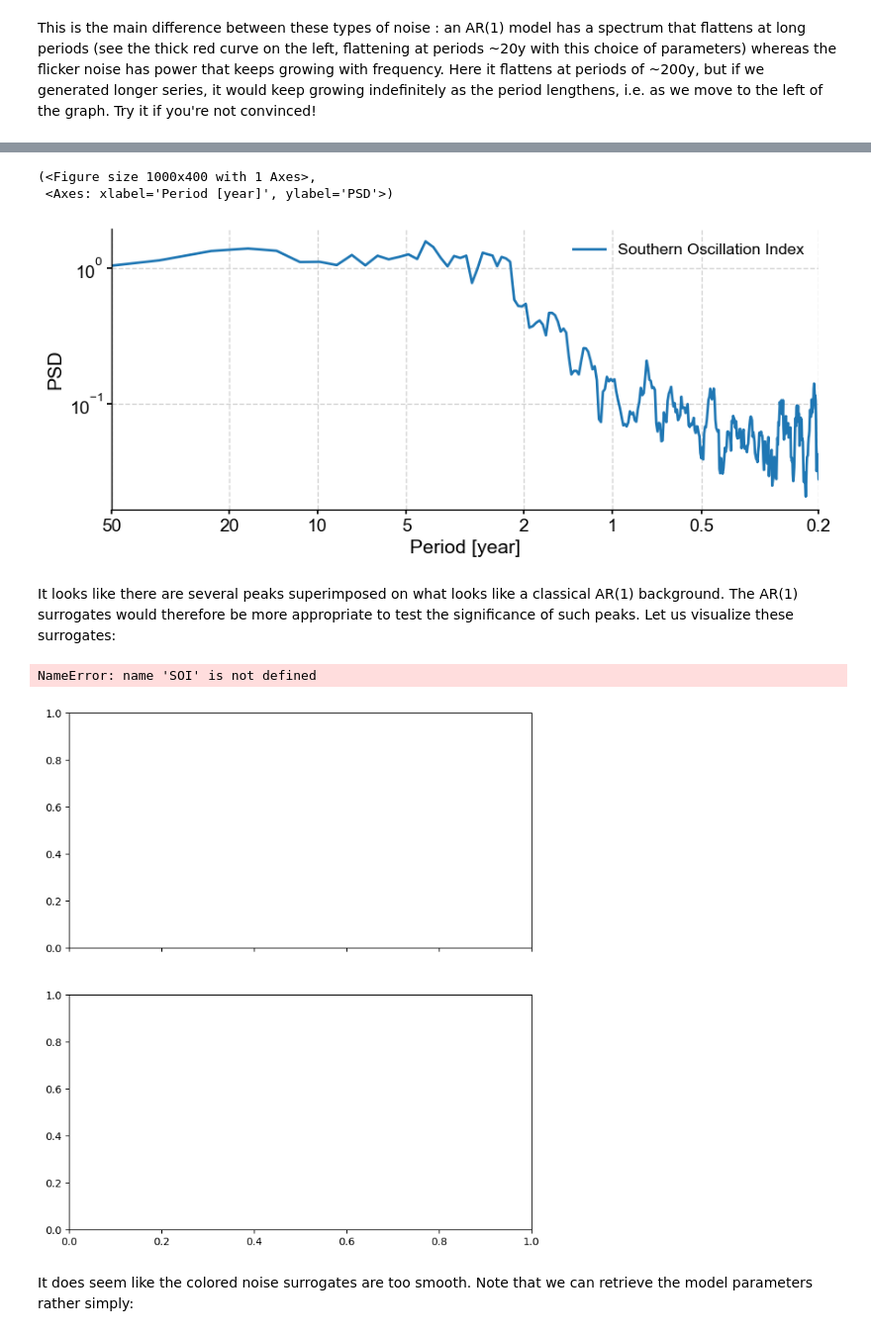
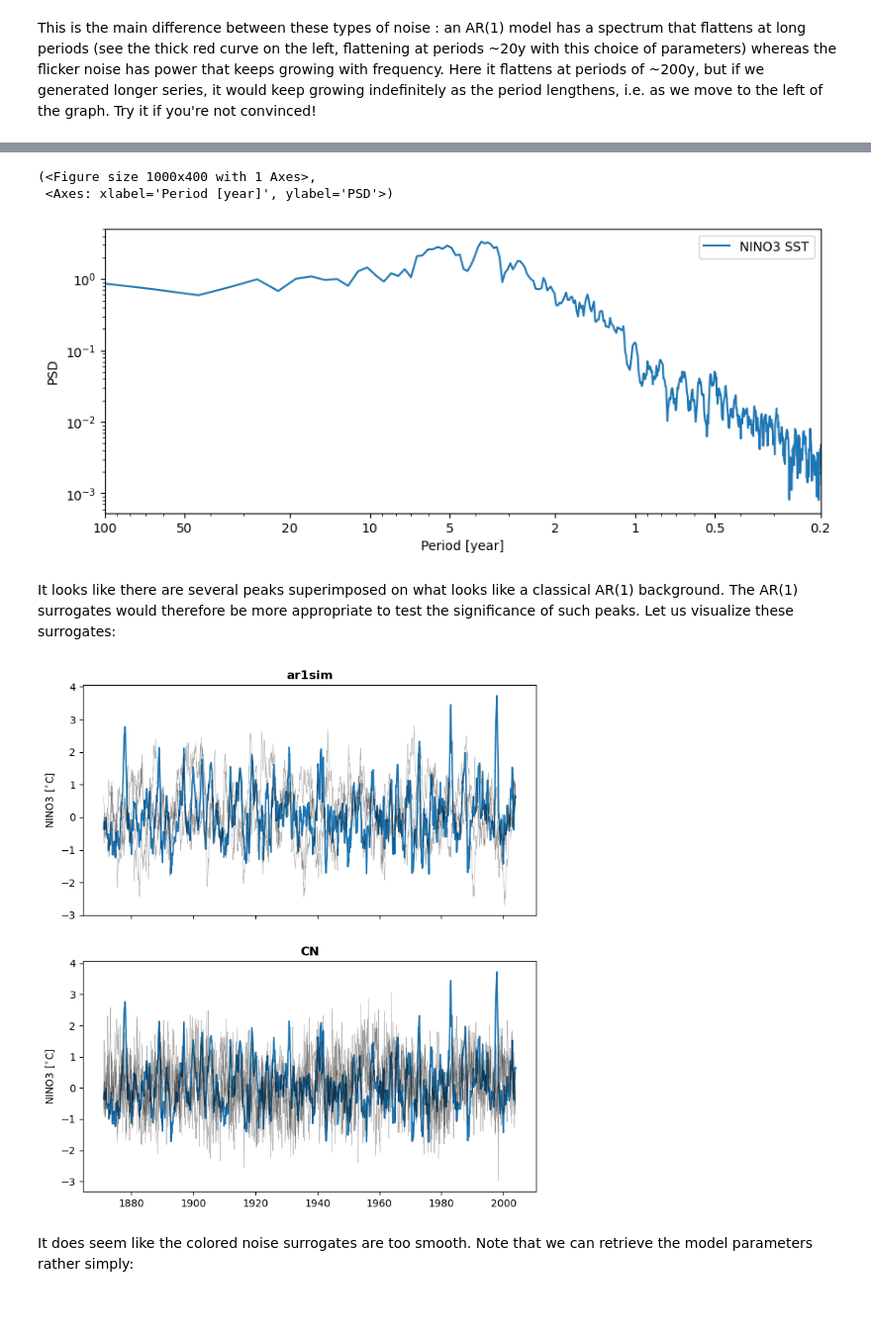
Before and after one commit to LinkedEarth/PyleoTutorials, a Jupyter notebook: notebooks/L1_surrogates.ipynb, the cells around one changed output, grey strips where cells are left out. Shown at 99% size. Cells and saved outputs as stored; diff of their text form; code cells hidden in the pictures; blank space fills up the shorter version.

Commit message:
replaced SOI by NINO3 in L1_surrogates

```diff
--- a/notebooks/L1_surrogates.ipynb
+++ b/notebooks/L1_surrogates.ipynb
@@ -139,28 +132,27 @@ More commonly, you will want to generate surrogates that emulate a particular ta
 # %%
-SOI = pyleo.utils.load_dataset('SOI')
-psd = SOI.standardize().spectral(method='mtm')
+NINO3 = pyleo.utils.load_dataset('NINO3')
+psd = NINO3.standardize().spectral(method='mtm')
 psd.plot()
 # %% [output]
 (<Figure size 1000x400 with 1 Axes>,
  <Axes: xlabel='Period [year]', ylabel='PSD'>)
-[figure, old version]
+[figure, new version]
 # %% [markdown]
 It looks like there are several peaks superimposed on what looks like a classical AR(1) background. The AR(1) surrogates would therefore be more appropriate to test the significance of such peaks. Let us visualize these surrogates:
 # %%
 fig, axs = plt.subplots(2,1,figsize=(8,9),sharex=True)
 axs = axs.flatten()
 surr = {}
 for i, method in enumerate(['ar1sim','CN']):
     surr[method] = pyleo.SurrogateSeries(method=method,number=3)
-    surr[method].from_series(SOI)
+    surr[method].from_series(NINO3)
     surr[method].plot_traces(ax=axs[i],legend=False,num_traces=5,color='black')
-    SOI.plot(ax=axs[i],legend=False)
+    NINO3.plot(ax=axs[i],legend=False)
     axs[i].set_title(method, fontweight='bold')
     if i<2:
         axs[i].set_xlabel(None)
 # %% [output]
-NameError: name 'SOI' is not defined
-[figure, old version]
+[figure, new version]
 # %% [markdown]
 It does seem like the colored noise surrogates are too smooth. Note that we can retrieve the model parameters rather simply:
 # %%
```
Also changed, not shown: parts of 11 cells of this notebook.
